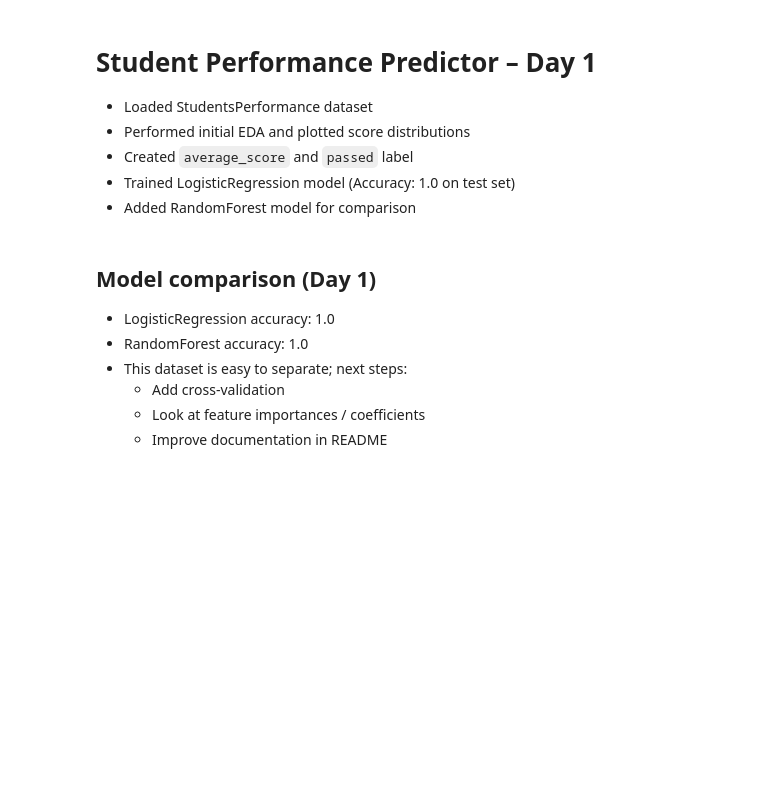
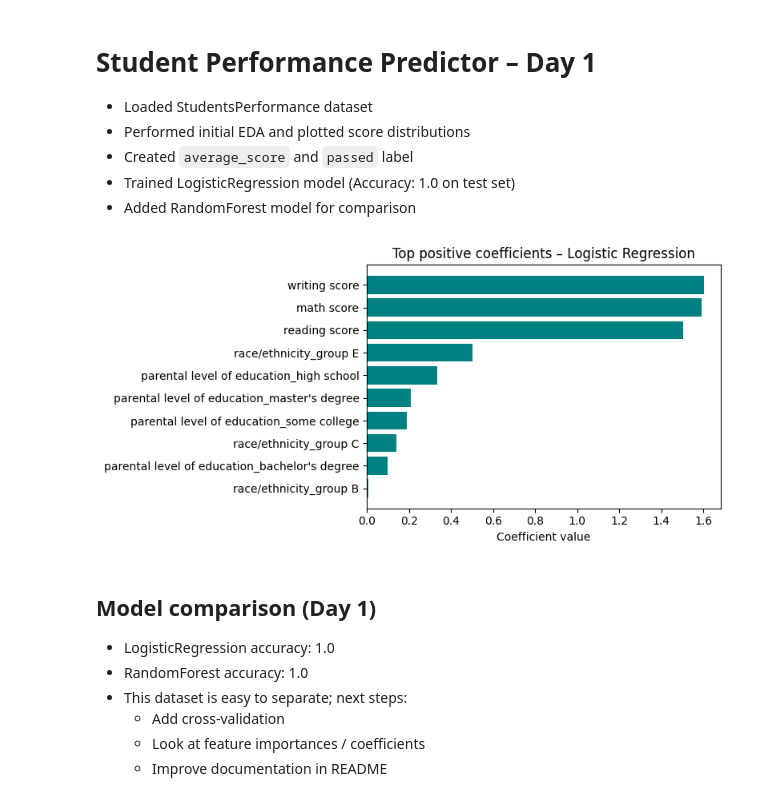
Before and after one commit to nazneenahmed11/student-performance-predictor, a Jupyter notebook: main.ipynb, the cells around one changed output. Saved outputs shown, nothing was run; the diff lists cells and outputs as text; code cells hidden in the pictures; blank space fills up the shorter version.

```diff
--- a/main.ipynb
+++ b/main.ipynb
@@ -153,0 +176,19 @@ RandomForest accuracy: 0.98
+# %%
+# Feature names after one-hot encoding
+feature_names = X_encoded.columns
+
+# Coefficients from logistic regression (for class "passed" = 1)
+coeffs = log_reg.coef_[0]
+
+import pandas as pd
+
+coef_df = pd.DataFrame({
+    "feature": feature_names,
+    "coefficient": coeffs
+}).sort_values(by="coefficient", ascending=False)
+
+print("Top positive coefficients (push towards PASS):")
+print(coef_df.head(10))
+
+print("\nTop negative coefficients (push towards FAIL):")
+print(coef_df.tail(10))
@@ -159,6 +218,19 @@ RandomForest accuracy: 0.98
 - Created `average_score` and `passed` label
 - Trained LogisticRegression model (Accuracy: 1.0 on test set)
 - Added RandomForest model for comparison
+# %%
+top_n = 10
+top_features = coef_df.head(top_n)
+
+plt.figure(figsize=(8,4))
+plt.barh(top_features["feature"], top_features["coefficient"], color="teal")
+plt.gca().invert_yaxis()
+plt.title("Top positive coefficients – Logistic Regression")
+plt.xlabel("Coefficient value")
+plt.tight_layout()
+plt.show()
+# %% [output]
+[figure, added]
 # %% [markdown]
 ## Model comparison (Day 1)
 
```
Also changed, not shown: parts of 2 cells of this notebook.
